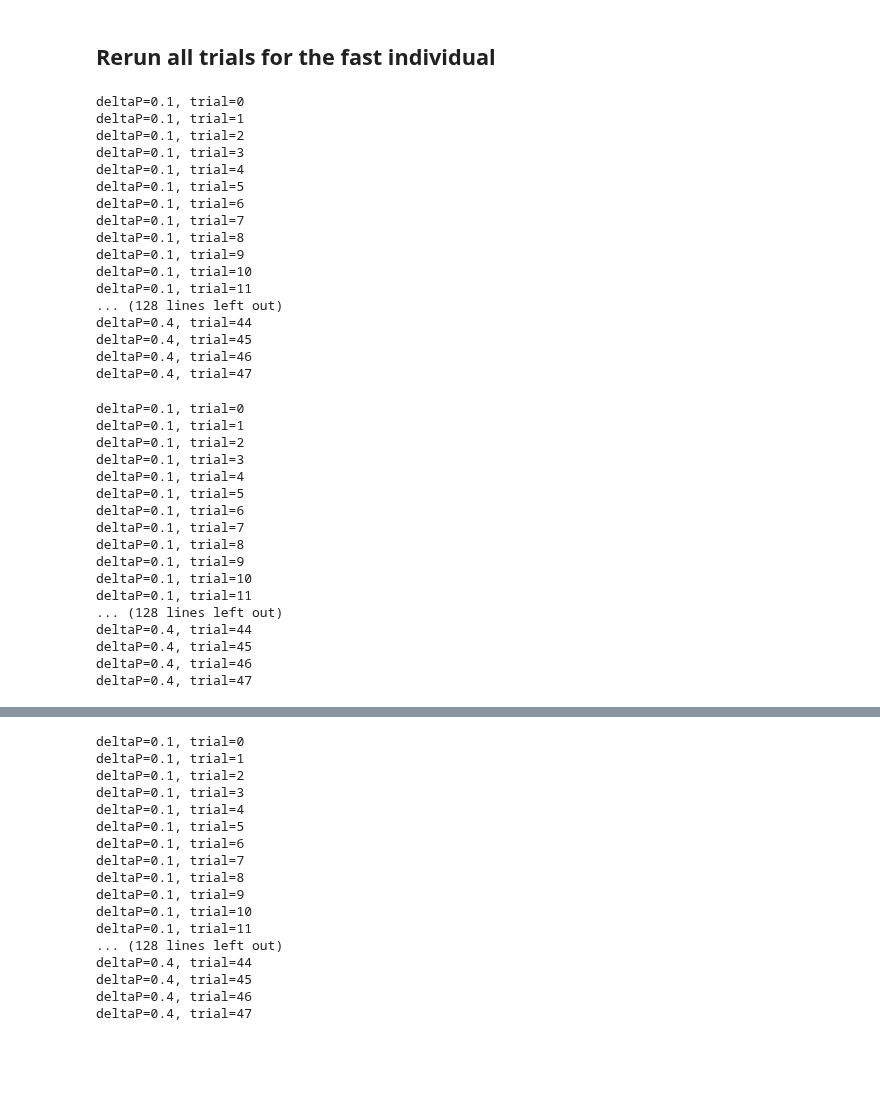
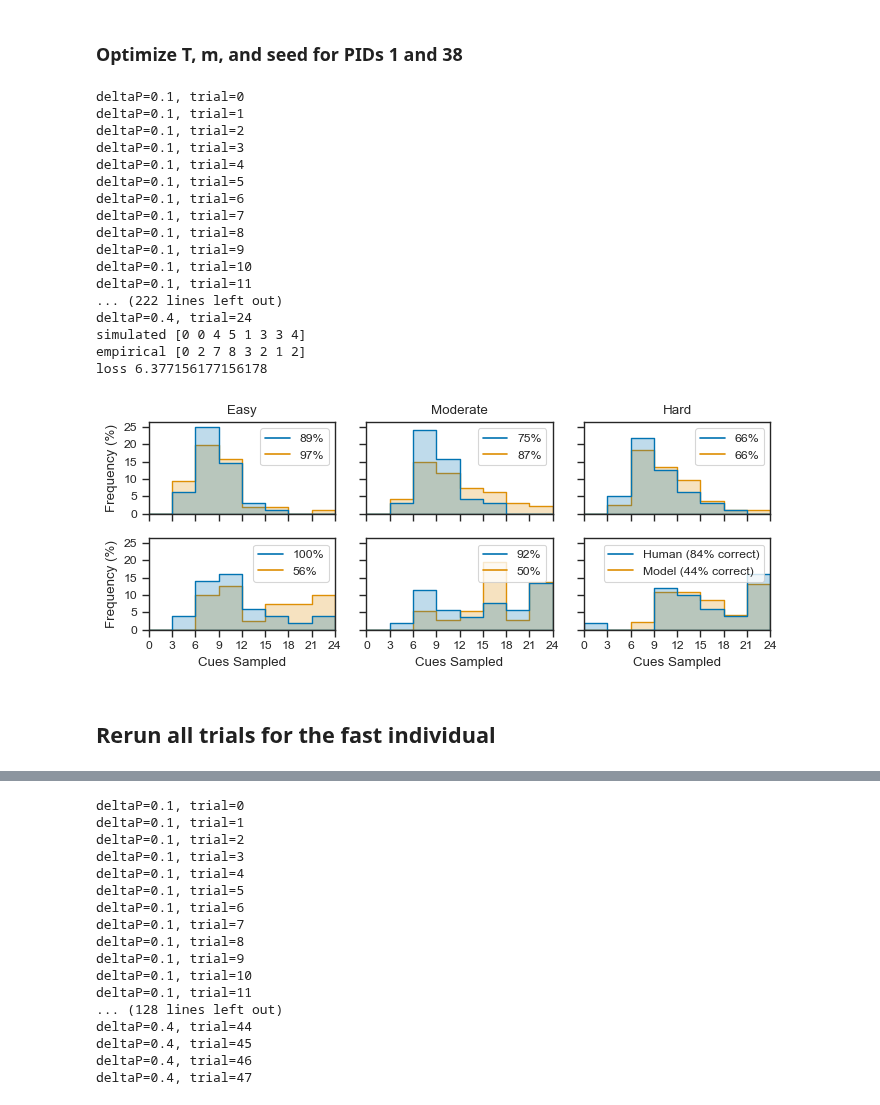
Before and after one commit to psipeter/speed-accuracy-tradeoff, a Jupyter notebook: individual_behavior.ipynb, the cells around one changed output, grey strips where cells are left out. Drawn from its saved outputs; the diff is of its cells as text; code cells hidden in the pictures; blank space fills up the shorter version.

```diff
--- a/individual_behavior.ipynb
+++ b/individual_behavior.ipynb
@@ -47,44 +166,29 @@ def run_all_trials(args, deltaPs=[0.1, 0.2, 0.4], nTr=None, name="default"):
+# %% [markdown]
+### Optimize T, m, and seed for PIDs 1 and 38
+# %%
+args1 = {'name':'tms1', 'pid': 1, 'delta':0, 'tau':0, 'm': 0.36, 'seed': 77, 'T': 0.48}
+args2 = {'name':'tms2', 'pid': 38, 'delta':0, 'tau':0, 'm': 0.01, 'seed': 40, 'T': 0.03}
+run_all_trials(args1)
+run_all_trials(args2)
+plot(args1['name'], args2['name'], "tms_fastslow")
+# %% [output]
+deltaP=0.1, trial=0
+deltaP=0.1, trial=1
+deltaP=0.1, trial=2
+deltaP=0.1, trial=3
+deltaP=0.1, trial=4
+deltaP=0.1, trial=5
+deltaP=0.1, trial=6
+deltaP=0.1, trial=7
+deltaP=0.1, trial=8
+deltaP=0.1, trial=9
+deltaP=0.1, trial=10
+deltaP=0.1, trial=11
+... (222 lines left out)
+deltaP=0.4, trial=24
+simulated [0 0 4 5 1 3 3 4]
+empirical [0 2 7 8 3 2 1 2]
+loss 6.377156177156178
+[figure, added]
 # %% [markdown]
 ## Rerun all trials for the fast individual
-# %%
-args_fast = {'pid': 1, 'delta': 0.1, 'm': 0.1, 'T': 0.48, 'tau': 0.1}
-run_all_trials(args_fast)
-# %% [output]
-deltaP=0.1, trial=0
-deltaP=0.1, trial=1
-deltaP=0.1, trial=2
-deltaP=0.1, trial=3
-deltaP=0.1, trial=4
-deltaP=0.1, trial=5
-deltaP=0.1, trial=6
-deltaP=0.1, trial=7
-deltaP=0.1, trial=8
-deltaP=0.1, trial=9
-deltaP=0.1, trial=10
-deltaP=0.1, trial=11
-... (128 lines left out)
-deltaP=0.4, trial=44
-deltaP=0.4, trial=45
-deltaP=0.4, trial=46
-deltaP=0.4, trial=47
-# %%
-args_fast2 = {'pid': 1, 'delta': 0.0, 'm': 0.07, 'T': 0.76, 'tau': 0.19}
-run_all_trials(args_fast2)
-# %% [output]
-deltaP=0.1, trial=0
-deltaP=0.1, trial=1
-deltaP=0.1, trial=2
-deltaP=0.1, trial=3
-deltaP=0.1, trial=4
-deltaP=0.1, trial=5
-deltaP=0.1, trial=6
-deltaP=0.1, trial=7
-deltaP=0.1, trial=8
-deltaP=0.1, trial=9
-deltaP=0.1, trial=10
-deltaP=0.1, trial=11
-... (128 lines left out)
-deltaP=0.4, trial=44
-deltaP=0.4, trial=45
-deltaP=0.4, trial=46
-deltaP=0.4, trial=47
```
Also changed, not shown: parts of 18 cells of this notebook, 5 other files.
